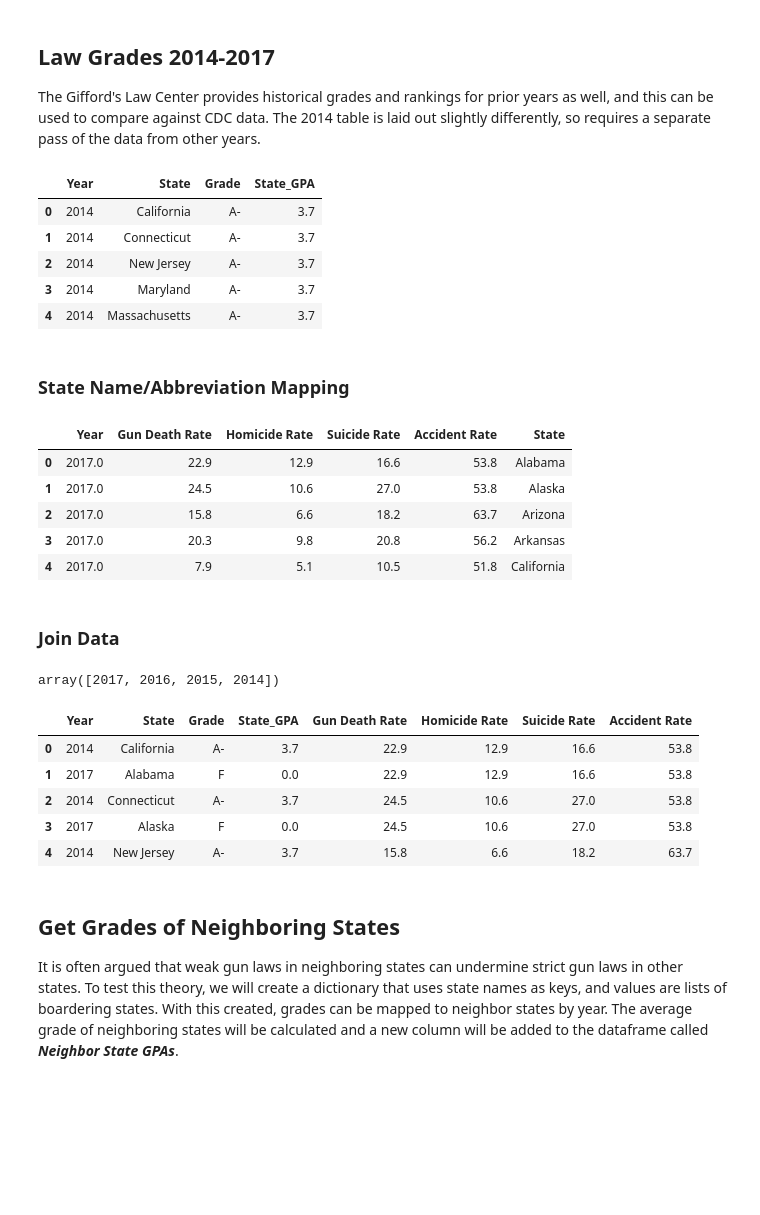
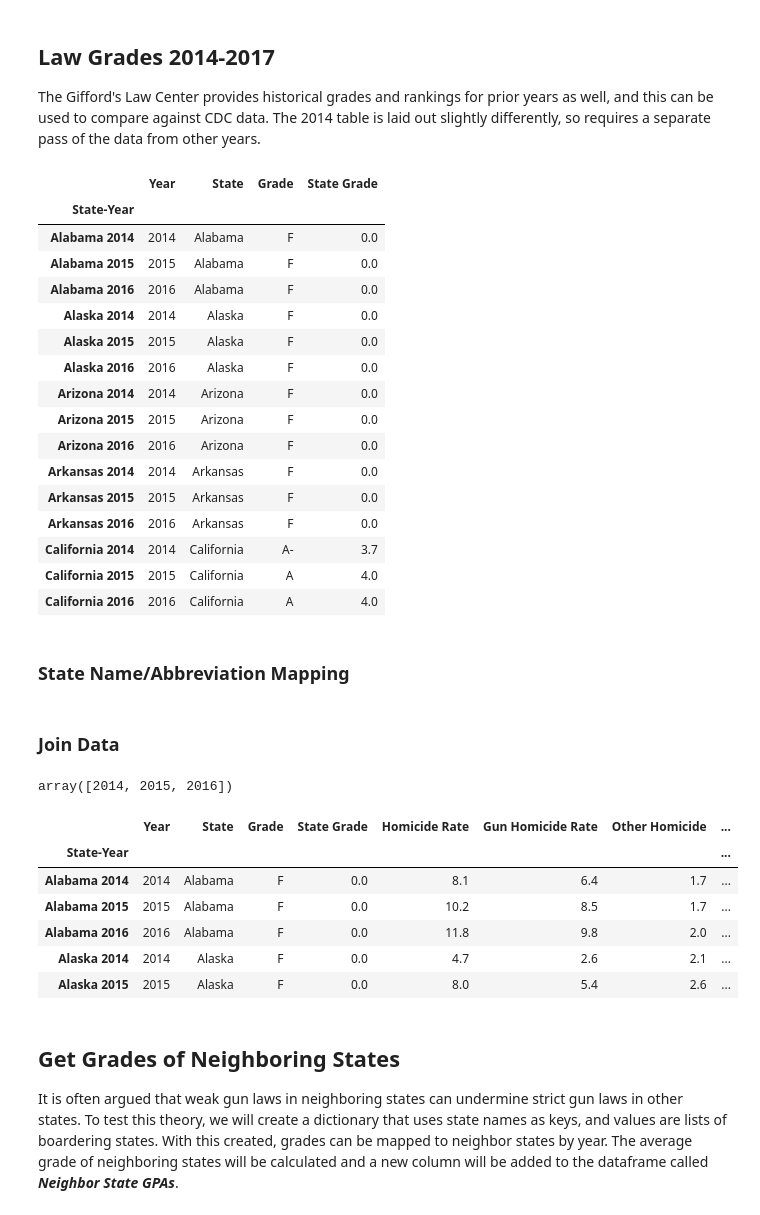
Before and after one commit to AlanHowlett/us_gun_laws, a Jupyter notebook: state_level_analysis.ipynb, the cells around one changed output. Drawn from its saved outputs; the diff is of its cells as text; code cells hidden in the pictures; blank space fills up the shorter version.

```diff
--- a/state_level_analysis.ipynb
+++ b/state_level_analysis.ipynb
@@ -173,47 +203,59 @@ death_rates.head()
 The Gifford's Law Center provides historical grades and rankings for prior years as well, and this can be used to compare against CDC data. The 2014 table is laid out slightly differently, so requires a separate pass of the data from other years.
 # %%
 # # Get results for all other years
-# state_rankings = {'Year':[], 'State':[], 'Grade':[], 'State_GPA':[]}
+# state_rankings = {'Year':[], 'State':[], 'Grade':[], 'State Grade':[]}
 
 # for yr in range(2015, 2018):
 #     url = f'https://lawcenter.giffords.org/scorecard{int(yr)}/#rankings'
 
 #     #Make a get request to retrieve the page
 #     html_page = requests.get(url)
 
 #     #Pass the page contents to beautiful soup for parsing
 #     soup = BeautifulSoup(html_page.content, 'html.parser')
 
 #     # States use the 'strong' tag
 #     tables = soup.find_all('table')
 
 #     # Define grading scale
 #     grades = {'A':4, 'A-': 3.7,
 #               'B+': 3.3, 'B': 3, 'B-':2.7,
 #               'C+': 2.3, 'C': 2, 'C-': 1.7,
 #               'D+': 1.3, 'D': 1, 'D-': .7, 'F': 0}
 
 #     # Iterate through each row of table and save to dictionary
 #     for i in range(50):
 #         state_rankings['Year'].append(yr-1)
 #         state_rankings['State'].append(tables[0].find_all('td')[5 * i + 1].text.strip())
 #         state_rankings['Grade'].append(tables[0].find_all('td')[5 * i + 2].text.strip())
-#         state_rankings['State_GPA'].append(grades[state_rankings['Grade'][-1]])
+#         state_rankings['State Grade'].append(grades[state_rankings['Grade'][-1]])
 
 # # Create dataframe from dictionary
-# pd.DataFrame.from_dict(state_rankings).to_csv('national_data/giffords.csv')
+# pd.DataFrame.from_dict(state_rankings).to_csv('giffords/giffords.csv')
 
 
-giffords_df = pd.read_csv('national_data/giffords.csv', index_col=0)
-giffords_df = giffords_df.append(giffords_df_2018.drop('Gun_Death_Rate', axis=1))
-giffords_df.head()
+giffords_df = pd.read_csv('giffords/giffords.csv', index_col=0)
+giffords_df['State-Year'] = giffords_df.State + ' ' + giffords_df.Year.astype('str')
+giffords_df = giffords_df.set_index('State-Year').sort_index()
+giffords_df.head(15)
 # %% [output]
-|  | Year | State | Grade | State_GPA |
-| 0 | 2014 | California | A- | 3.7 |
-| 1 | 2014 | Connecticut | A- | 3.7 |
-| 2 | 2014 | New Jersey | A- | 3.7 |
-| 3 | 2014 | Maryland | A- | 3.7 |
-| 4 | 2014 | Massachusetts | A- | 3.7 |
+|  | Year | State | Grade | State Grade |
+| State-Year |  |  |  |  |
+| Alabama 2014 | 2014 | Alabama | F | 0.0 |
+| Alabama 2015 | 2015 | Alabama | F | 0.0 |
+| Alabama 2016 | 2016 | Alabama | F | 0.0 |
+| Alaska 2014 | 2014 | Alaska | F | 0.0 |
+| Alaska 2015 | 2015 | Alaska | F | 0.0 |
+| Alaska 2016 | 2016 | Alaska | F | 0.0 |
+| Arizona 2014 | 2014 | Arizona | F | 0.0 |
+| Arizona 2015 | 2015 | Arizona | F | 0.0 |
+| Arizona 2016 | 2016 | Arizona | F | 0.0 |
+| Arkansas 2014 | 2014 | Arkansas | F | 0.0 |
+| Arkansas 2015 | 2015 | Arkansas | F | 0.0 |
+| Arkansas 2016 | 2016 | Arkansas | F | 0.0 |
+| California 2014 | 2014 | California | A- | 3.7 |
+| California 2015 | 2015 | California | A | 4.0 |
+| California 2016 | 2016 | California | A | 4.0 |
 # %% [markdown]
 ### State Name/Abbreviation Mapping
 # %%
@@ -277,36 +319,30 @@ state_abbrs = {
             'WY': 'Wyoming'
 }
 # %%
-state_names = [state_abbrs[st] for st in list(death_rates['State'])]
-death_rates['State Name'] = state_names
-death_rates = death_rates.drop('State', axis=1).rename(columns={'State Name': 'State'})
-death_rates.head()
+# state_names = [state_abbrs[st] for st in list(death_rates['State'])]
+# death_rates['State Name'] = state_names
+# death_rates = death_rates.drop('State', axis=1).rename(columns={'State Name': 'State'})
+# death_rates.head()
-# %% [output]
-|  | Year | Gun Death Rate | Homicide Rate | Suicide Rate | Accident Rate | State |
-| 0 | 2017.0 | 22.9 | 12.9 | 16.6 | 53.8 | Alabama |
-| 1 | 2017.0 | 24.5 | 10.6 | 27.0 | 53.8 | Alaska |
-| 2 | 2017.0 | 15.8 | 6.6 | 18.2 | 63.7 | Arizona |
-| 3 | 2017.0 | 20.3 | 9.8 | 20.8 | 56.2 | Arkansas |
-| 4 | 2017.0 | 7.9 | 5.1 | 10.5 | 51.8 | California |
 # %% [markdown]
 ### Join Data
 # %%
-death_rates['Year'] = death_rates.Year.astype(int)
-death_rates = death_rates[death_rates['Year'] >= 2014]
+# death_rates['Year'] = death_rates.Year.astype(int)
+death_rates = gun_mortality[gun_mortality['Year'] >= 2014]
 death_rates['Year'].unique()
 # %% [output]
-array([2017, 2016, 2015, 2014])
+array([2014, 2015, 2016])
 # %%
-df = giffords_df.join(death_rates[['Gun Death Rate', 'Homicide Rate', 'Suicide Rate', 'Accident Rate']])
-df = df.reset_index(drop=True)
+df = giffords_df.join(death_rates[death_rates.columns[2:]])
+# df = df.reset_index(drop=True)
 df.head()
 # %% [output]
-|  | Year | State | Grade | State_GPA | Gun Death Rate | Homicide Rate | Suicide Rate | Accident Rate |
-| 0 | 2014 | California | A- | 3.7 | 22.9 | 12.9 | 16.6 | 53.8 |
-| 1 | 2017 | Alabama | F | 0.0 | 22.9 | 12.9 | 16.6 | 53.8 |
-| 2 | 2014 | Connecticut | A- | 3.7 | 24.5 | 10.6 | 27.0 | 53.8 |
-| 3 | 2017 | Alaska | F | 0.0 | 24.5 | 10.6 | 27.0 | 53.8 |
-| 4 | 2014 | New Jersey | A- | 3.7 | 15.8 | 6.6 | 18.2 | 63.7 |
+|  | Year | State | Grade | State Grade | Homicide Rate | Gun Homicide Rate | Other Homicide | ... |
+| State-Year |  |  |  |  |  |  |  | ... |
+| Alabama 2014 | 2014 | Alabama | F | 0.0 | 8.1 | 6.4 | 1.7 | ... |
+| Alabama 2015 | 2015 | Alabama | F | 0.0 | 10.2 | 8.5 | 1.7 | ... |
+| Alabama 2016 | 2016 | Alabama | F | 0.0 | 11.8 | 9.8 | 2.0 | ... |
+| Alaska 2014 | 2014 | Alaska | F | 0.0 | 4.7 | 2.6 | 2.1 | ... |
+| Alaska 2015 | 2015 | Alaska | F | 0.0 | 8.0 | 5.4 | 2.6 | ... |
 # %% [markdown]
 ## Get Grades of Neighboring States
 It is often argued that weak gun laws in neighboring states can undermine strict gun laws in other states. To test this theory, we will create a dictionary that uses state names as keys, and values are lists of boardering states. With this created, grades can be mapped to neighbor states by year. The average grade of neighboring states will be calculated and a new column will be added to the dataframe called ***Neighbor State GPAs***.
```
Also changed, not shown: parts of 102 cells of this notebook, 55 other files.
